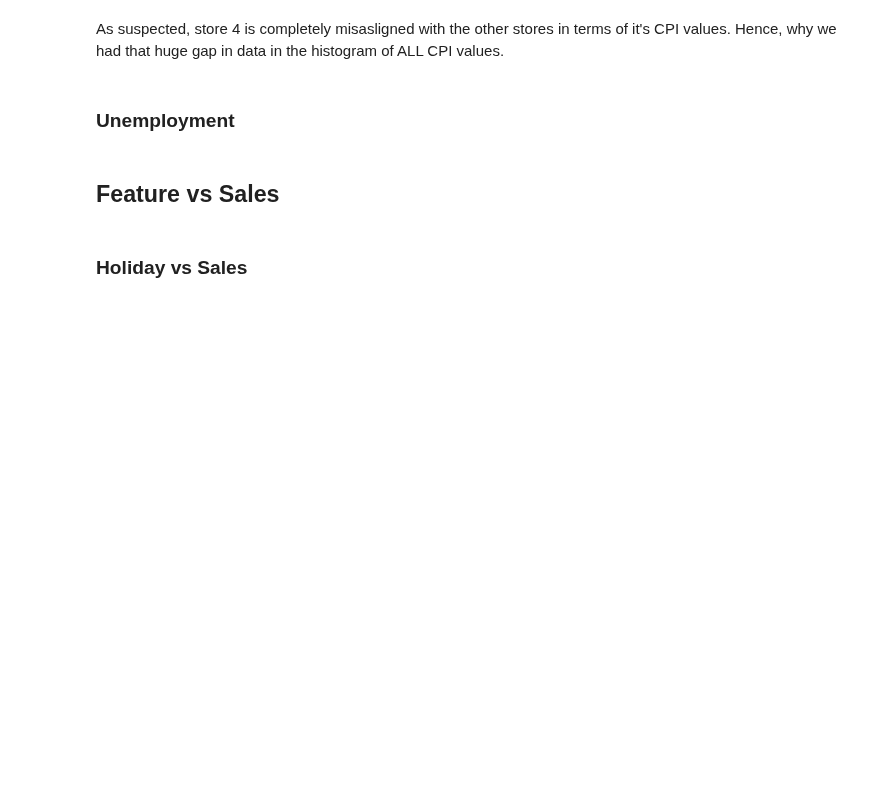
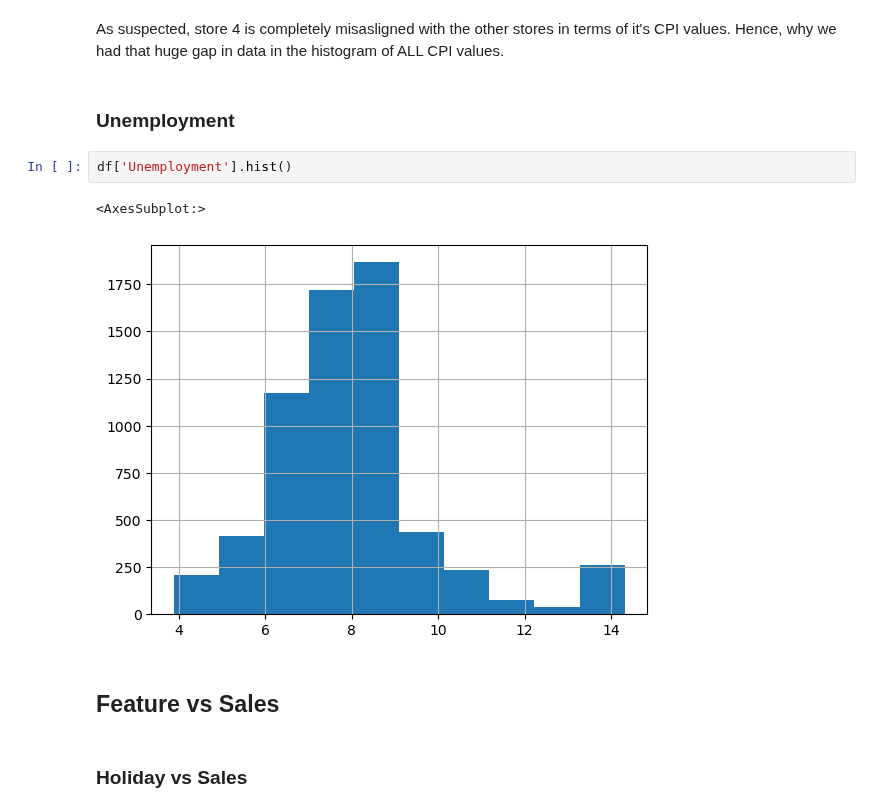
Before and after one commit to ChrisPerezLebron/CMSC320Project, a Jupyter notebook: main.ipynb, the cells around one changed output. Cells and saved outputs as stored; diff of their text form; blank space fills up the shorter version.

```diff
--- a/main.ipynb
+++ b/main.ipynb
@@ -120,6 +116,11 @@ Range: [126.064, 131.1930968]
 As suspected, store 4 is completely misasligned with the other stores in terms of it's CPI values. Hence, why we had that huge gap in data in the histogram of ALL CPI values.
 # %% [markdown]
 ### Unemployment
+# %%
+df['Unemployment'].hist()
+# %% [output]
+<AxesSubplot:>
+[figure, added]
 # %% [markdown]
 ## Feature vs Sales
 # %% [markdown]
```
Also changed, not shown: parts of 5 cells of this notebook.
